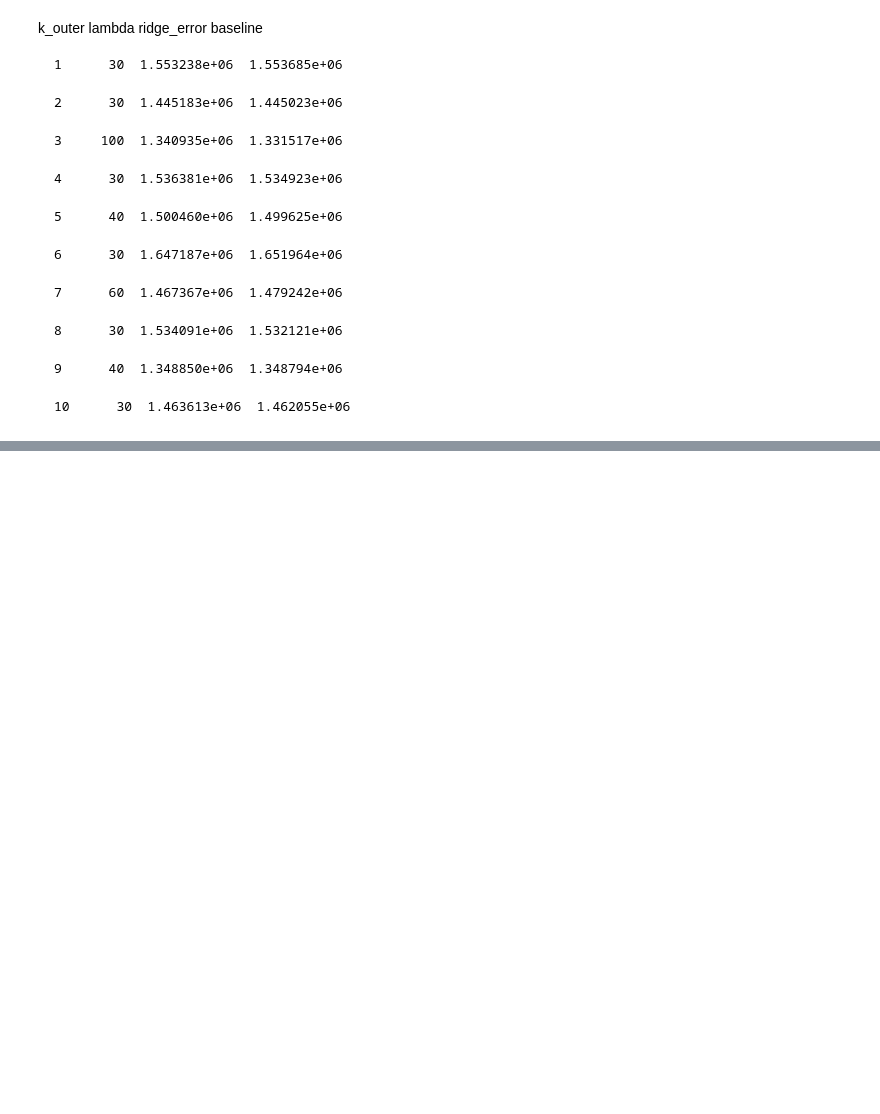
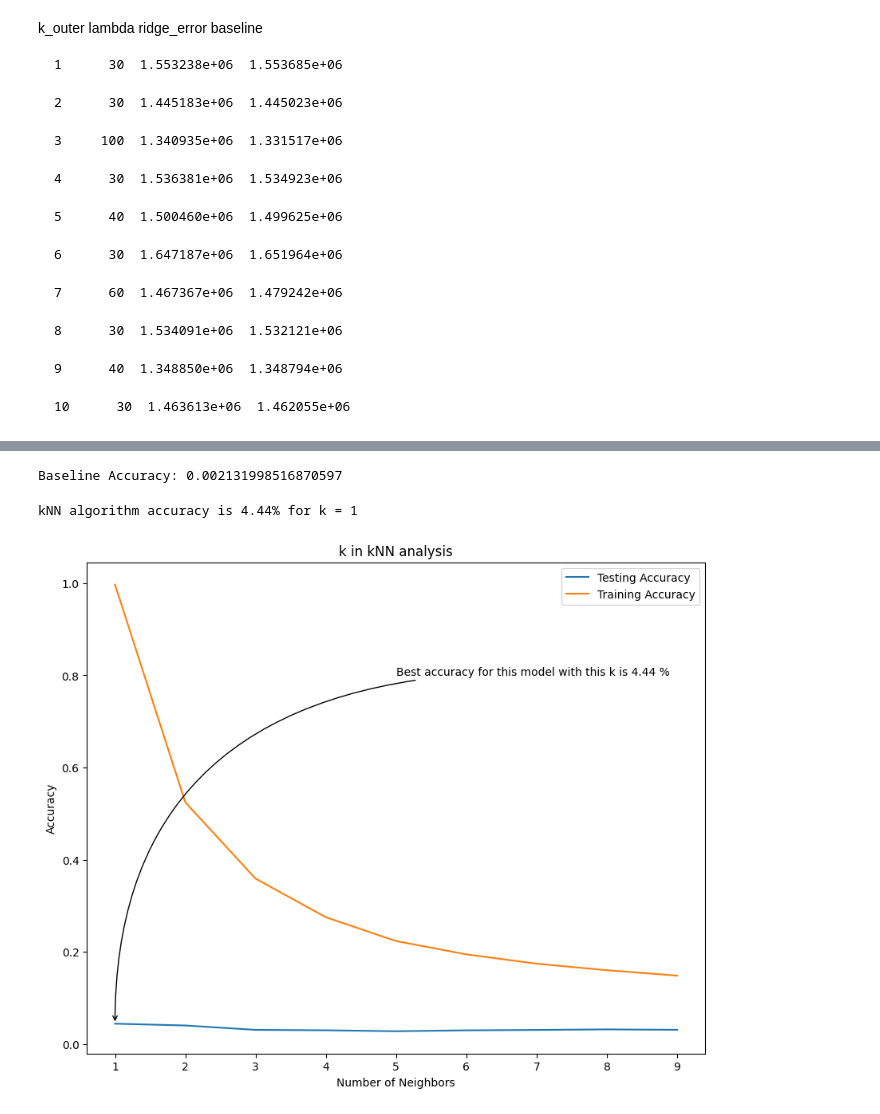
Before and after one commit to alonakonst/ML_project1, a Jupyter notebook: regression.ipynb, the cells around one changed output, grey strips where cells are left out. Drawn from its saved outputs; the diff is of its cells as text; code cells hidden in the pictures; blank space fills up the shorter version.

```diff
--- a/regression.ipynb
+++ b/regression.ipynb
@@ -399,0 +322,77 @@ please provide us feedback at https://github.com/pandas-dev/pandas/issues/54466
+# %%
+from sklearn.linear_model import LogisticRegression
+from sklearn.neural_network import MLPClassifier
+from sklearn.metrics import accuracy_score, classification_report
+from sklearn.model_selection import train_test_split, KFold
+from sklearn.dummy import DummyClassifier
+
+import numpy as np
+#Importing project 1 to retrieve X and y
+import project1_Alona_Gauri_Valeria
+X = project1_Alona_Gauri_Valeria.X
+y = project1_Alona_Gauri_Valeria.y
+
+# Standardizing data
+X = (X - np.mean(X, axis=0)) / np.std(X, axis=0)
+
+# Randomly sample a subset of the data
+num_samples = 1000  # Number of samples to keep
+sampled_indices = np.random.choice(X.shape[0], num_samples, replace=False)
+X_sampled = X[sampled_indices]
+y_sampled = y[sampled_indices]
+
+# Split the dataset into training and testing sets
+X_train, X_test, y_train, y_test = train_test_split(X, y, test_size=0.2, random_state=42)
+
+# Convert y_train and y_test to numpy arrays
+y_train = np.array(y_train)
+y_test = np.array(y_test)
+
+# Baseline Model
+dummy_clf = DummyClassifier(strategy='most_frequent')
+dummy_clf.fit(X_train, y_train)
+baseline_pred = dummy_clf.predict(X_test)
+baseline_accuracy = accuracy_score(y_test, baseline_pred)
+
+print("Baseline Accuracy:", baseline_accuracy)
+# %% [output]
+Baseline Accuracy: 0.002131998516870597
+# %%
+import numpy as np
+import matplotlib.pyplot as plt
+from sklearn.neighbors import KNeighborsClassifier
+
+def calculate_and_plot_k_neighbors(X_train, X_test, y_train, y_test):
+
+    neighbors = np.arange(1, 10)
+    train_accuracy = np.empty(len(neighbors))
+    test_accuracy = np.empty(len(neighbors))
+
+    for i, k in enumerate(neighbors):
+        knn = KNeighborsClassifier(n_neighbors=k)
+        knn.fit(X_train, y_train)
+        train_accuracy[i] = knn.score(X_train, y_train)
+        test_accuracy[i] = knn.score(X_test, y_test)
+
+    best_accuracy = max(test_accuracy)
+    best_k = np.argmax(test_accuracy) + 1
+
+    print("kNN algorithm accuracy is {0:.2f}% for k = {1}".format(best_accuracy * 100, best_k))
+
+    plt.figure(figsize=(10, 8))
+    plt.title('k in kNN analysis')
+    plt.plot(neighbors, test_accuracy, label='Testing Accuracy')
+    plt.plot(neighbors, train_accuracy, label='Training Accuracy')
+    plt.legend()
+    plt.annotate('Best accuracy for this model with this k is {0:.2f} %'.format(best_accuracy * 100), xy=(best_k, best_accuracy), xytext=(5 , 0.80),
+            arrowprops=dict(arrowstyle="->",
+                            connectionstyle="angle3,angleA=0,angleB=-90"))
+    plt.xlabel('Number of Neighbors')
+    plt.ylabel('Accuracy')
+    plt.show()
+
+# Call the function
+calculate_and_plot_k_neighbors(X_train, X_test, y_train, y_test)
+# %% [output]
+kNN algorithm accuracy is 4.44% for k = 1
+[figure, added]
```
Also changed, not shown: parts of 18 cells of this notebook.
